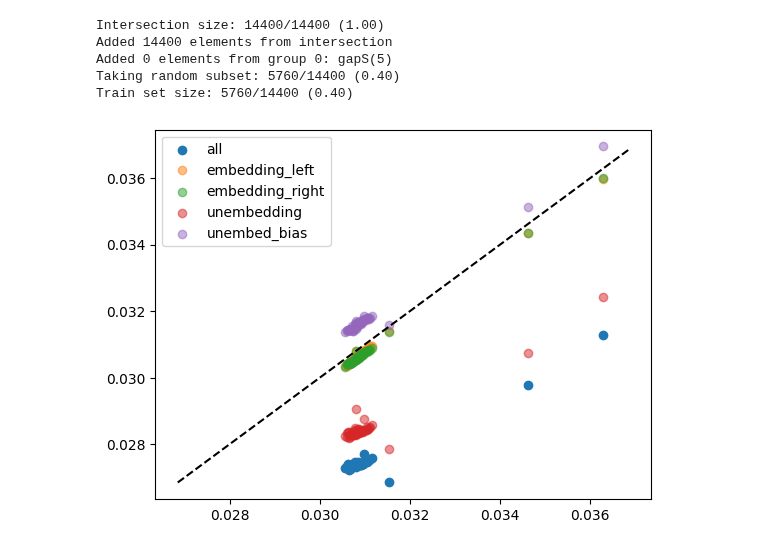
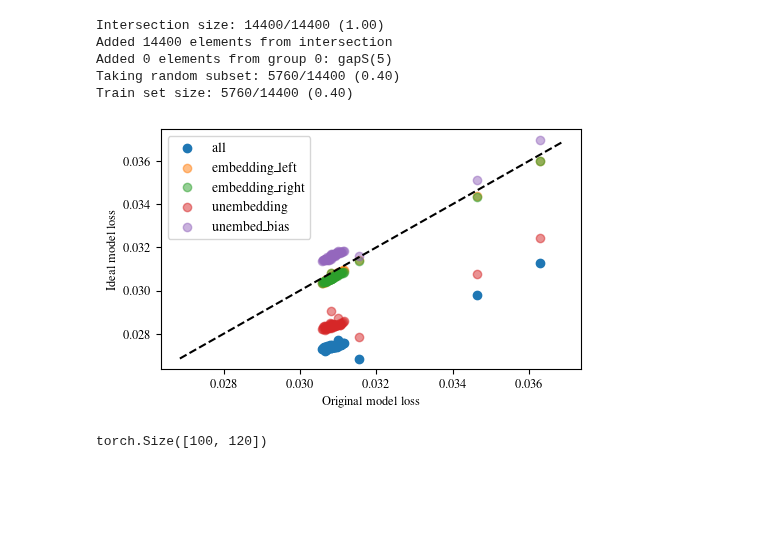
Before and after one commit to LouisYRYJ/Finite-groups, a Jupyter notebook: notebooks/orig_vs_ideal_loss.ipynb, the cells around one changed output. Saved outputs shown, nothing was run; the diff lists cells and outputs as text; code cells hidden in the pictures; blank space fills up the shorter version.

```diff
--- a/notebooks/orig_vs_ideal_loss.ipynb
+++ b/notebooks/orig_vs_ideal_loss.ipynb
@@ -108,16 +108,33 @@ orig_loss = test_loss(models, data)
 ideal_loss = test_loss(ideal_models, data)
 swap_loss = {name: test_loss(model, data) for name, model in swap_models.items()}
 # %%
+plt.rc('font', family='serif', serif='Times')
+plt.rc('text', usetex=True)
+plt.rc('xtick', labelsize=9)
+plt.rc('ytick', labelsize=9)
+plt.rc('axes', labelsize=9)
+
+width = 5
+height = 3
+fig, ax = plt.subplots()
+fig.subplots_adjust(left=.15, bottom=.17, right=.99, top=.97)
+
 orig_loss_good = [orig_loss['G0_loss'][i] for i in range(len(models)) if i not in avar_bad and i not in irrep_bad]
 ideal_loss_good = [ideal_loss['G0_loss'][i] for i in range(len(models)) if i not in avar_bad and i not in irrep_bad]
 swap_loss_good = {name: [swap_loss[name]['G0_loss'][i] for i in range(len(models)) if i not in avar_bad and i not in irrep_bad] for name in swap_models}
 plt.scatter(orig_loss_good, ideal_loss_good, label='all')
 for name in swap_models:
     plt.scatter(orig_loss_good, swap_loss_good[name], label=name, alpha=0.5)
 plt.plot(np.arange(min(ideal_loss_good), max(orig_loss_good)+0.001, 0.001), np.arange(min(ideal_loss_good), max(orig_loss_good)+0.001, 0.001), 'k', linestyle='--')
 plt.xlabel('Original model loss')
 plt.ylabel('Ideal model loss')
+fig.set_size_inches(width, height)
 plt.legend()
+fig.savefig('../figs/loss_swap_param_S5.pdf')
 plt.show()
 # %% [output]
-[figure, old version]
+[figure, new version]
+# %%
+models.unembed_bias.shape
+# %% [output]
+torch.Size([100, 120])
```
Also changed, not shown: parts of 8 cells of this notebook, 1 other file.
